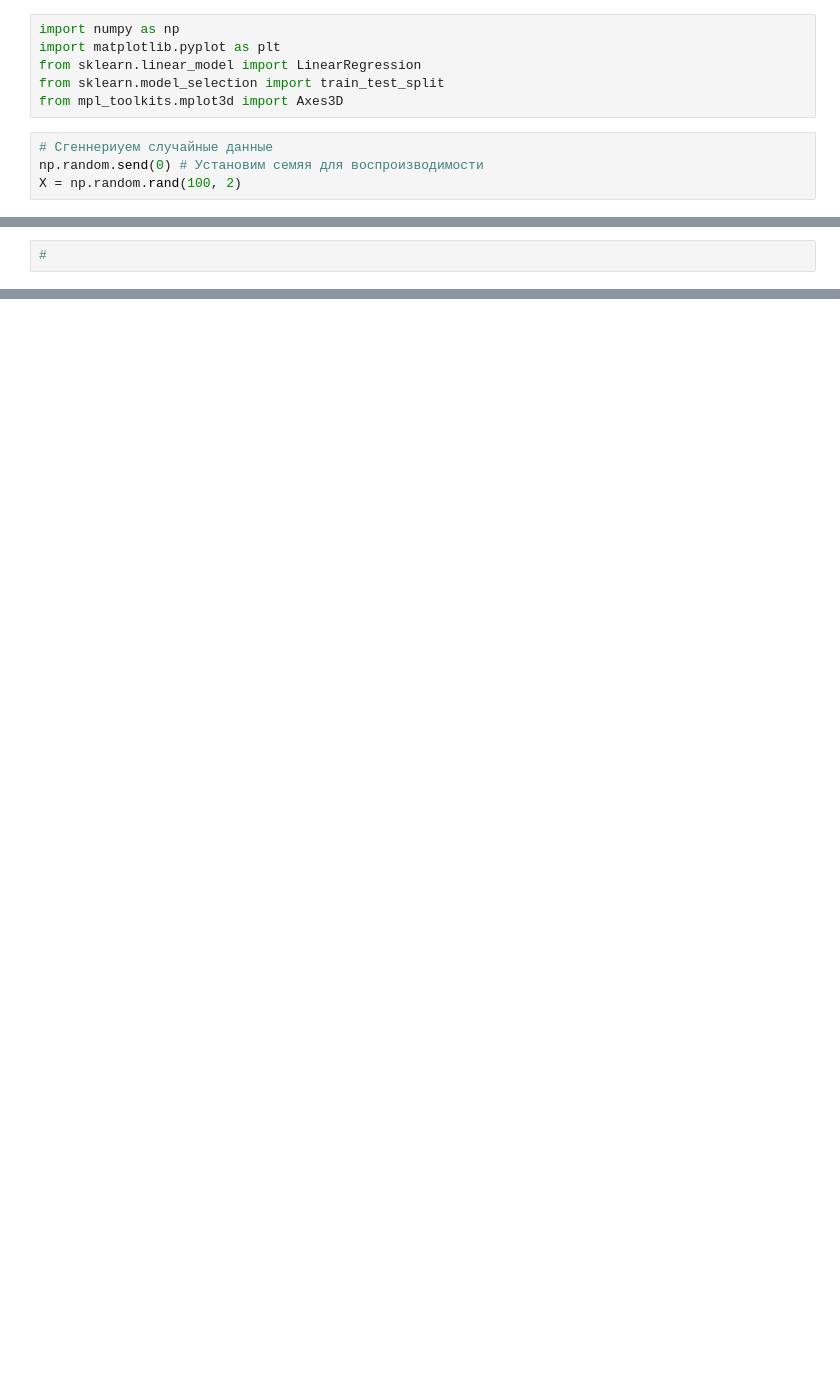
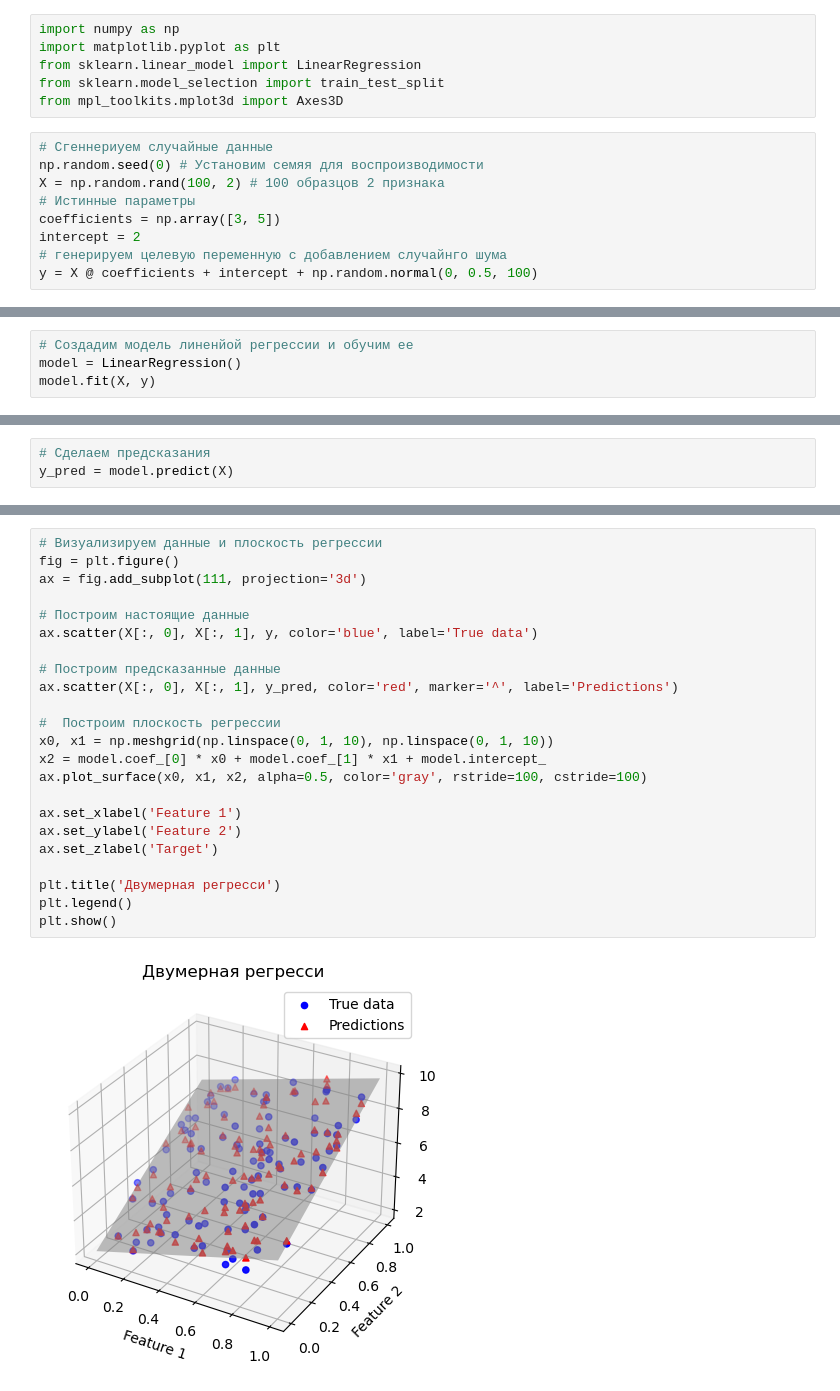
Before and after one commit to NikolayIvTkachenko/course_machine_learning_edu, a Jupyter notebook: 03_Lesson/03_Lesson_regression.ipynb, the cells around one changed output, grey strips where cells are left out. Drawn from its saved outputs; the diff is of its cells as text; blank space fills up the shorter version.

```diff
--- a/03_Lesson/03_Lesson_regression.ipynb
+++ b/03_Lesson/03_Lesson_regression.ipynb
@@ -6,5 +6,10 @@ from sklearn.model_selection import train_test_split
 from mpl_toolkits.mplot3d import Axes3D
 # %%
 # Сгеннериуем случайные данные
-np.random.send(0) # Установим семяя для воспроизводимости
-X = np.random.rand(100, 2)
+np.random.seed(0) # Установим семяя для воспроизводимости
+X = np.random.rand(100, 2) # 100 образцов 2 признака
+# Истинные параметры
+coefficients = np.array([3, 5])
+intercept = 2
+# генерируем целевую переменную с добавлением случайнго шума
+y = X @ coefficients + intercept + np.random.normal(0, 0.5, 100)
@@ -11,2 +34,4 @@ X = np.random.rand(100, 2)
 # %%
-#
+# Создадим модель линенйой регрессии и обучим ее
+model = LinearRegression()
+model.fit(X, y)
@@ -14,0 +47,3 @@ X = np.random.rand(100, 2)
+# %%
+# Сделаем предсказания
+y_pred = model.predict(X)
@@ -14,0 +55,25 @@ X = np.random.rand(100, 2)
+# %%
+# Визуализируем данные и плоскость регрессии
+fig = plt.figure()
+ax = fig.add_subplot(111, projection='3d')
+
+# Построим настоящие данные
+ax.scatter(X[:, 0], X[:, 1], y, color='blue', label='True data')
+
+# Построим предсказанные данные
+ax.scatter(X[:, 0], X[:, 1], y_pred, color='red', marker='^', label='Predictions')
+
+#  Построим плоскость регрессии
+x0, x1 = np.meshgrid(np.linspace(0, 1, 10), np.linspace(0, 1, 10))
+x2 = model.coef_[0] * x0 + model.coef_[1] * x1 + model.intercept_
+ax.plot_surface(x0, x1, x2, alpha=0.5, color='gray', rstride=100, cstride=100)
+
+ax.set_xlabel('Feature 1')
+ax.set_ylabel('Feature 2')
+ax.set_zlabel('Target')
+
+plt.title('Двумерная регресси')
+plt.legend()
+plt.show()
+# %% [output]
+[figure, added]
```
Also changed, not shown: parts of 5 cells of this notebook.
